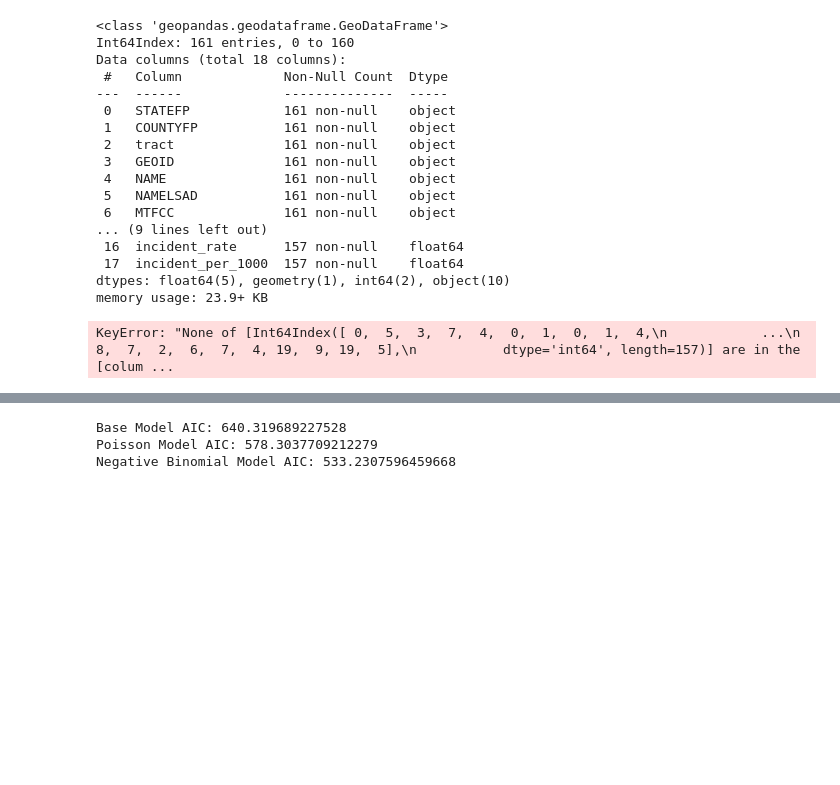
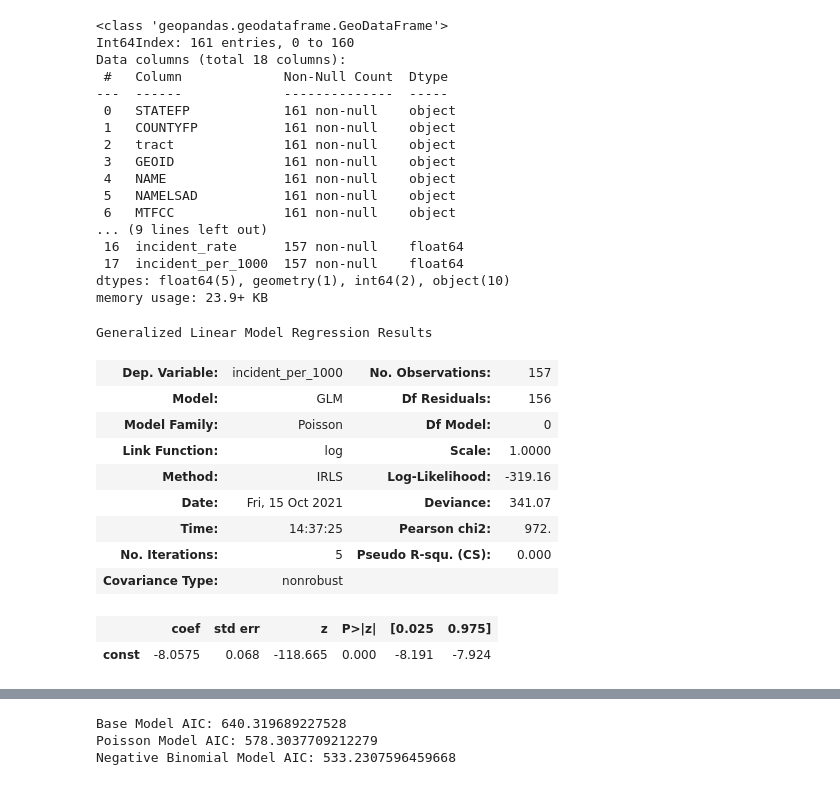
Before and after one commit to nss-data-science-cohort-5/geospatial_api-purple-pumas, a Jupyter notebook: notebooks/2021-10-02 geospatial_project.ipynb, the cells around one changed output, grey strips where cells are left out. Saved outputs shown, nothing was run; the diff lists cells and outputs as text; code cells hidden in the pictures; blank space fills up the shorter version.

```diff
--- a/notebooks/2021-10-02 geospatial_project.ipynb
+++ b/notebooks/2021-10-02 geospatial_project.ipynb
@@ -277,15 +272,26 @@ Data columns (total 18 columns):
 dtypes: float64(5), geometry(1), int64(2), object(10)
 memory usage: 23.9+ KB
 # %%
-base_model = (sm.GLM(endog = crime_pop_inc_by_census_tract[crime_pop_inc_by_census_tract['incident_number']].sum,
+base_model = (sm.GLM(endog = crime_pop_inc_by_census_tract['incident_per_1000'],
                       exog = sm.add_constant(crime_pop_inc_by_census_tract[[]]),
                       family = sm.families.Poisson(),
                      offset = np.log(crime_pop_inc_by_census_tract['population']))
                .fit()
               )
 base_model.summary()
 # %% [output]
-KeyError: "None of [Int64Index([ 0,  5,  3,  7,  4,  0,  1,  0,  1,  4,\n            ...\n             8,  7,  2,  6,  7,  4, 19,  9, 19,  5],\n           dtype='int64', length=157)] are in the [colum ...
+Generalized Linear Model Regression Results
+| Dep. Variable: | incident_per_1000 | No. Observations: | 157 |
+| Model: | GLM | Df Residuals: | 156 |
+| Model Family: | Poisson | Df Model: | 0 |
+| Link Function: | log | Scale: | 1.0000 |
+| Method: | IRLS | Log-Likelihood: | -319.16 |
+| Date: | Fri, 15 Oct 2021 | Deviance: | 341.07 |
+| Time: | 14:37:25 | Pearson chi2: | 972. |
+| No. Iterations: | 5 | Pseudo R-squ. (CS): | 0.000 |
+| Covariance Type: | nonrobust |  |  |
+|  | coef | std err | z | P>|z| | [0.025 | 0.975] |
+| const | -8.0575 | 0.068 | -118.665 | 0.000 | -8.191 | -7.924 |
 # %%
 Poisson_model = (sm.GLM(endog = crime_pop_inc_by_census_tract['incident_per_1000'],
                       exog = sm.add_constant(crime_pop_inc_by_census_tract[['Median Income']]),
```
Also changed, not shown: parts of 8 cells of this notebook.
